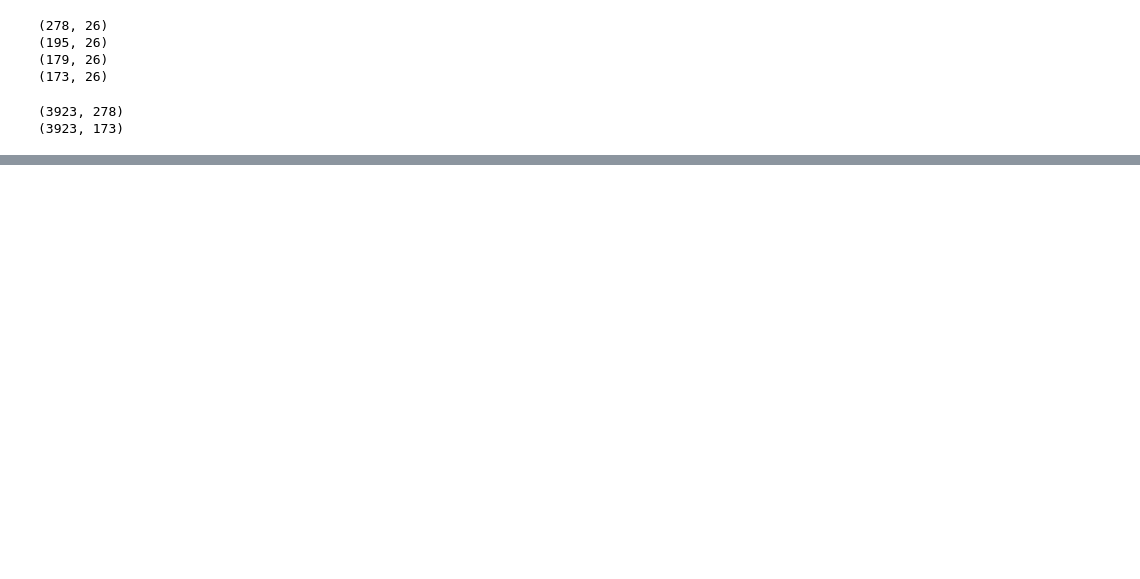
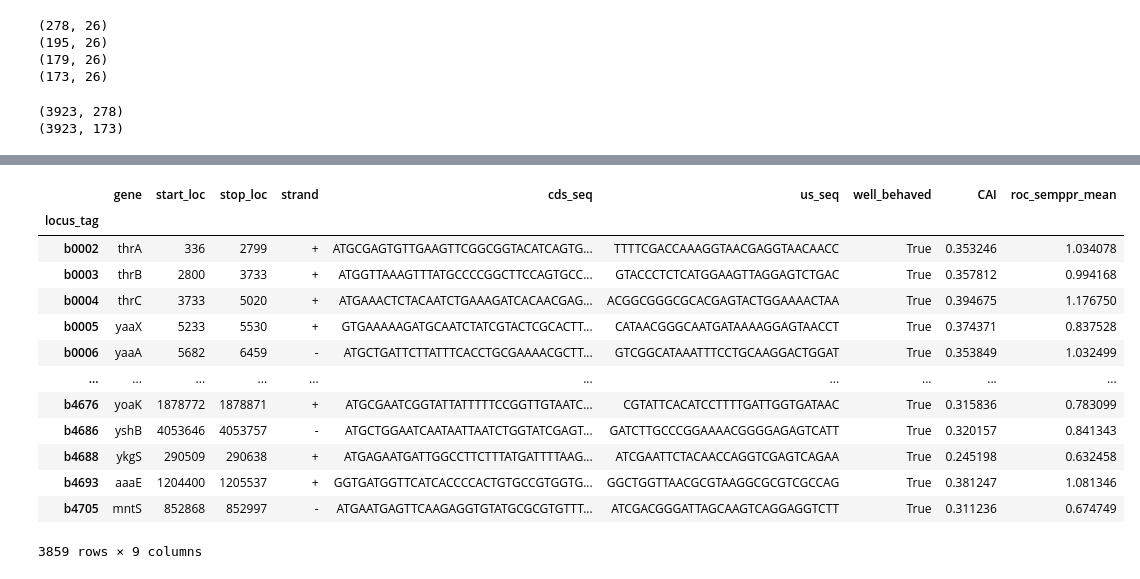
Before and after one commit to adamhockenberry/Growth-expression-translation, a Jupyter notebook: Code/scratch_AJH.ipynb, the cells around one changed output, grey strips where cells are left out. Saved outputs shown, nothing was run; the diff lists cells and outputs as text; code cells hidden in the pictures; blank space fills up the shorter version.

```diff
--- a/Code/scratch_AJH.ipynb
+++ b/Code/scratch_AJH.ipynb
@@ -139,5 +139,20 @@ tempy
 # %%
-other_df.columns
+other_df
+# %% [output]
+|  | gene | start_loc | stop_loc | strand | cds_seq | us_seq | well_behaved | CAI | roc_semppr_mean |
+| locus_tag |  |  |  |  |  |  |  |  |  |
+| b0002 | thrA | 336 | 2799 | + | ATGCGAGTGTTGAAGTTCGGCGGTACATCAGTG... | TTTTCGACCAAAGGTAACGAGGTAACAACC | True | 0.353246 | 1.034078 |
+| b0003 | thrB | 2800 | 3733 | + | ATGGTTAAAGTTTATGCCCCGGCTTCCAGTGCC... | GTACCCTCTCATGGAAGTTAGGAGTCTGAC | True | 0.357812 | 0.994168 |
+| b0004 | thrC | 3733 | 5020 | + | ATGAAACTCTACAATCTGAAAGATCACAACGAG... | ACGGCGGGCGCACGAGTACTGGAAAACTAA | True | 0.394675 | 1.176750 |
+| b0005 | yaaX | 5233 | 5530 | + | GTGAAAAAGATGCAATCTATCGTACTCGCACTT... | CATAACGGGCAATGATAAAAGGAGTAACCT | True | 0.374371 | 0.837528 |
+| b0006 | yaaA | 5682 | 6459 | - | ATGCTGATTCTTATTTCACCTGCGAAAACGCTT... | GTCGGCATAAATTTCCTGCAAGGACTGGAT | True | 0.353849 | 1.032499 |
+| ... | ... | ... | ... | ... | ... | ... | ... | ... | ... |
+| b4676 | yoaK | 1878772 | 1878871 | + | ATGCGAATCGGTATTATTTTTCCGGTTGTAATC... | CGTATTCACATCCTTTTGATTGGTGATAAC | True | 0.315836 | 0.783099 |
+| b4686 | yshB | 4053646 | 4053757 | - | ATGCTGGAATCAATAATTAATCTGGTATCGAGT... | GATCTTGCCCGGAAAACGGGGAGAGTCATT | True | 0.320157 | 0.841343 |
+| b4688 | ykgS | 290509 | 290638 | + | ATGAGAATGATTGGCCTTCTTTATGATTTTAAG... | ATCGAATTCTACAACCAGGTCGAGTCAGAA | True | 0.245198 | 0.632458 |
+| b4693 | aaaE | 1204400 | 1205537 | + | GGTGATGGTTCATCACCCCACTGTGCCGTGGTG... | GGCTGGTTAACGCGTAAGGCGCGTCGCCAG | True | 0.381247 | 1.081346 |
+| b4705 | mntS | 852868 | 852997 | - | ATGAATGAGTTCAAGAGGTGTATGCGCGTGTTT... | ATCGACGGGATTAGCAAGTCAGGAGGTCTT | True | 0.311236 | 0.674749 |
+3859 rows × 9 columns
 # %%
 expression_df
 # %%
```
Also changed, not shown: parts of 14 cells of this notebook, 8 other files.
